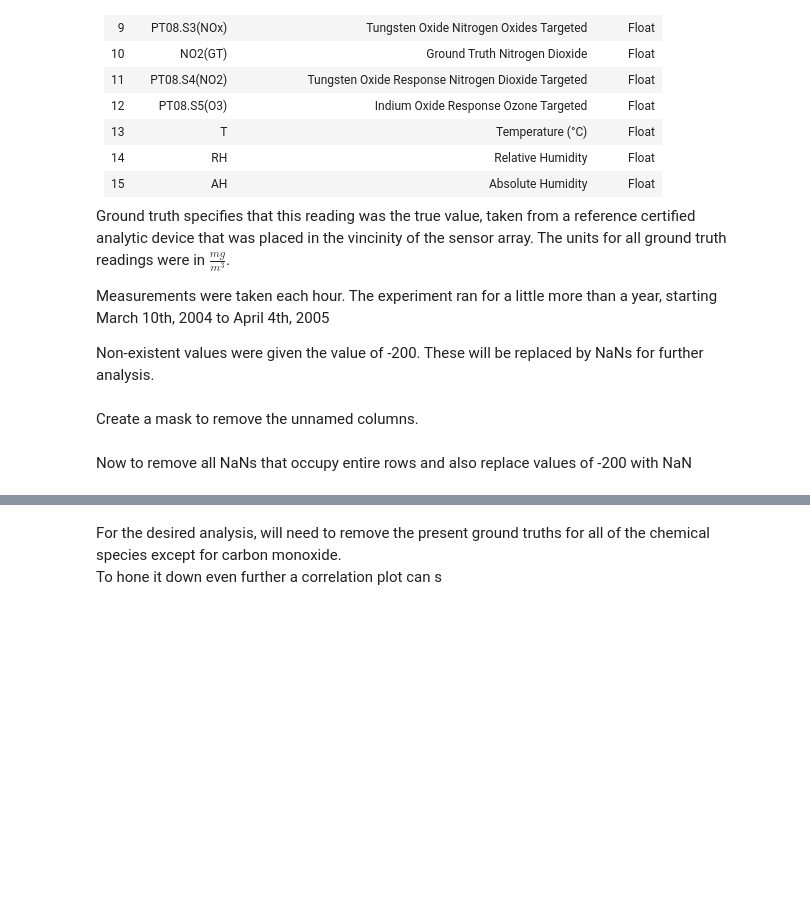
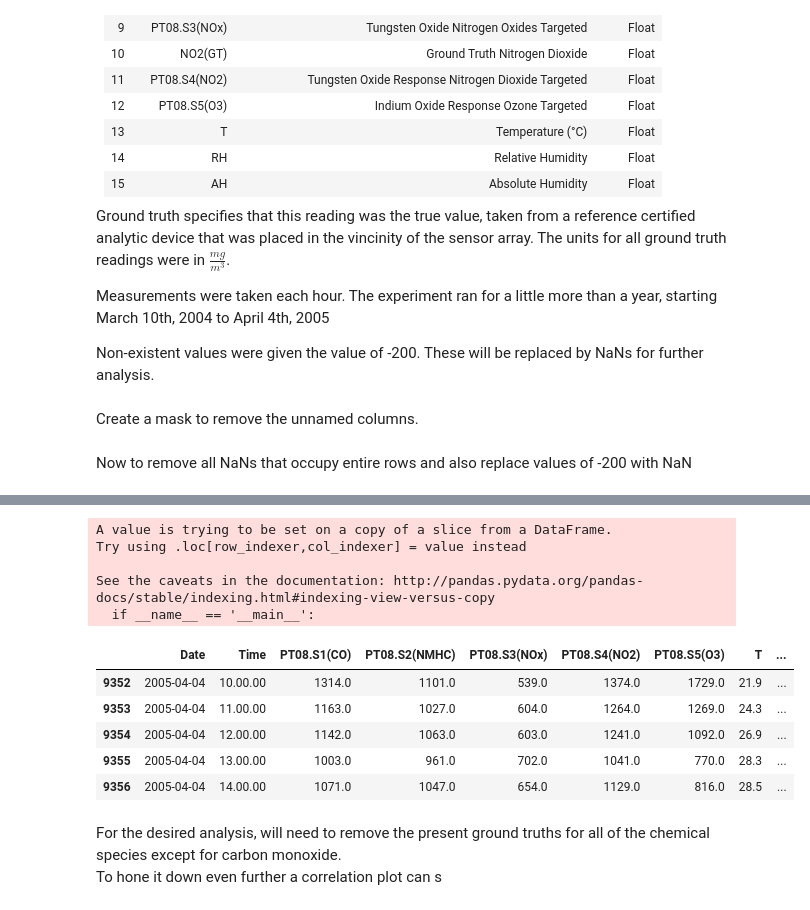
Before and after one commit to sambozek/AirQuality, a Jupyter notebook: Air Quality.ipynb, the cells around one changed output, grey strips where cells are left out. Drawn from its saved outputs; the diff is of its cells as text; code cells hidden in the pictures; blank space fills up the shorter version.

```diff
--- a/Air Quality.ipynb
+++ b/Air Quality.ipynb
@@ -121,3 +136,19 @@ air_.tail()
+# %%
+air_['CO(GT)'] = air['CO(GT)']
+
+air_.tail()
+# %% [output]
+A value is trying to be set on a copy of a slice from a DataFrame.
+Try using .loc[row_indexer,col_indexer] = value instead
+
+See the caveats in the documentation: http://pandas.pydata.org/pandas-docs/stable/indexing.html#indexing-view-versus-copy
+  if __name__ == '__main__':
+|  | Date | Time | PT08.S1(CO) | PT08.S2(NMHC) | PT08.S3(NOx) | PT08.S4(NO2) | PT08.S5(O3) | T | ... |
+| 9352 | 2005-04-04 | 10.00.00 | 1314.0 | 1101.0 | 539.0 | 1374.0 | 1729.0 | 21.9 | ... |
+| 9353 | 2005-04-04 | 11.00.00 | 1163.0 | 1027.0 | 604.0 | 1264.0 | 1269.0 | 24.3 | ... |
+| 9354 | 2005-04-04 | 12.00.00 | 1142.0 | 1063.0 | 603.0 | 1241.0 | 1092.0 | 26.9 | ... |
+| 9355 | 2005-04-04 | 13.00.00 | 1003.0 | 961.0 | 702.0 | 1041.0 | 770.0 | 28.3 | ... |
+| 9356 | 2005-04-04 | 14.00.00 | 1071.0 | 1047.0 | 654.0 | 1129.0 | 816.0 | 28.5 | ... |
 # %% [markdown]
 For the desired analysis, will need to remove the present ground truths for all of the chemical species except for carbon monoxide.
 To hone it down even further a correlation plot can s
```
Also changed, not shown: parts of 18 cells of this notebook.
